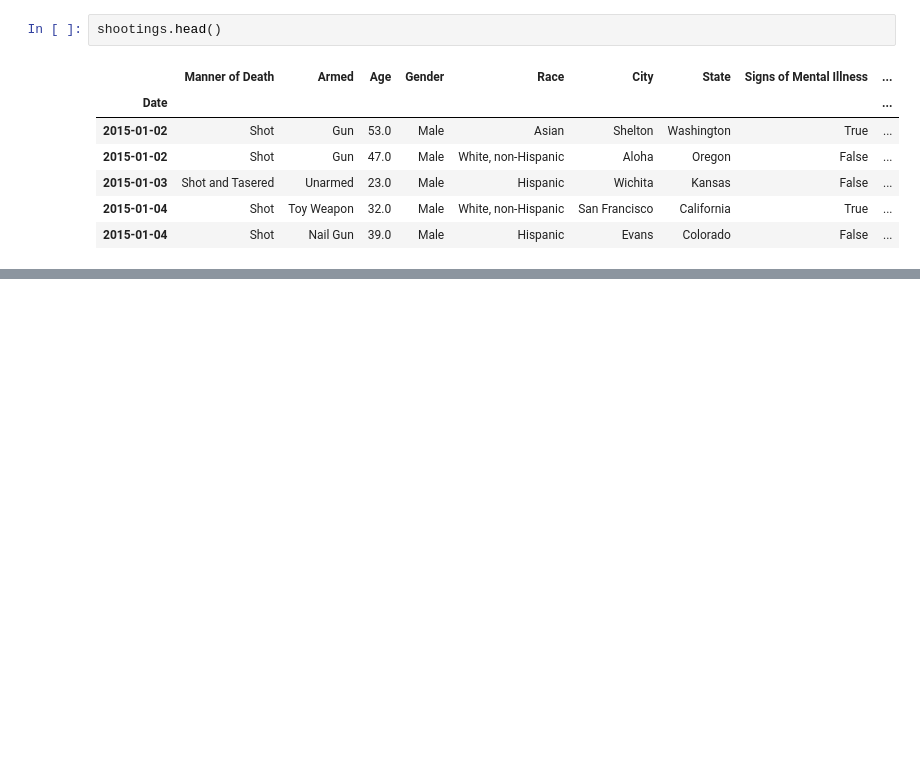
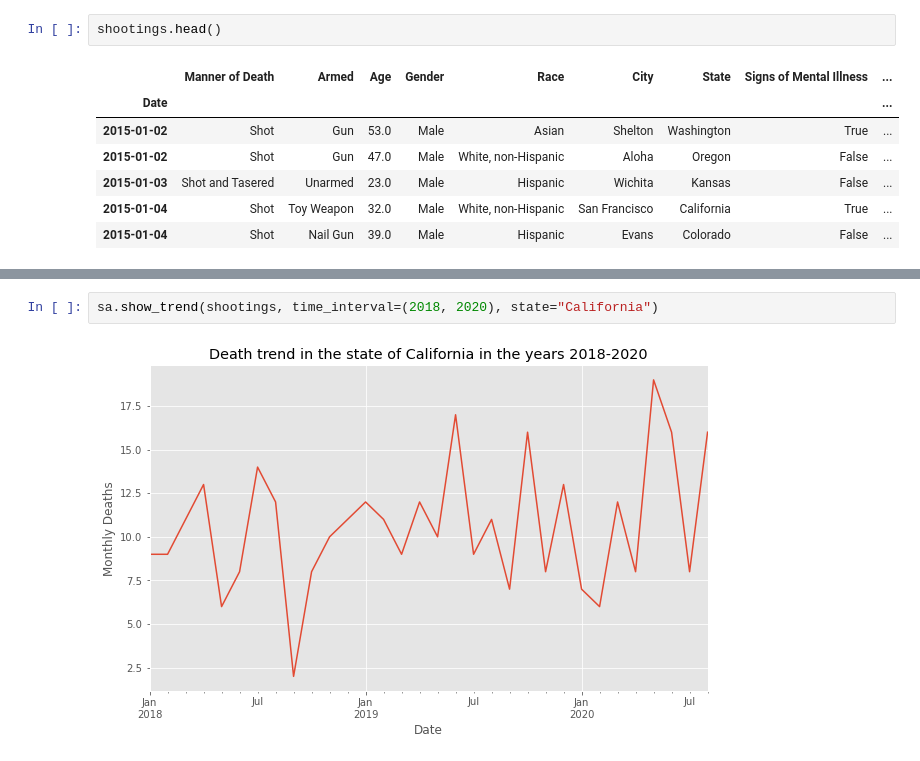
Before and after one commit to gontzalm/storytelling-project, a Jupyter notebook: notebooks/storytelling.ipynb, the cells around one changed output, grey strips where cells are left out. Cells and saved outputs as stored; diff of their text form; blank space fills up the shorter version.

```diff
--- a/notebooks/storytelling.ipynb
+++ b/notebooks/storytelling.ipynb
@@ -48,0 +38,4 @@ pv = shootings.pivot_table(
+# %%
+sa.show_trend(shootings, time_interval=(2018, 2020), state="California")
+# %% [output]
+[figure, added]
```
Also changed, not shown: parts of 13 cells of this notebook, 1 other file.
